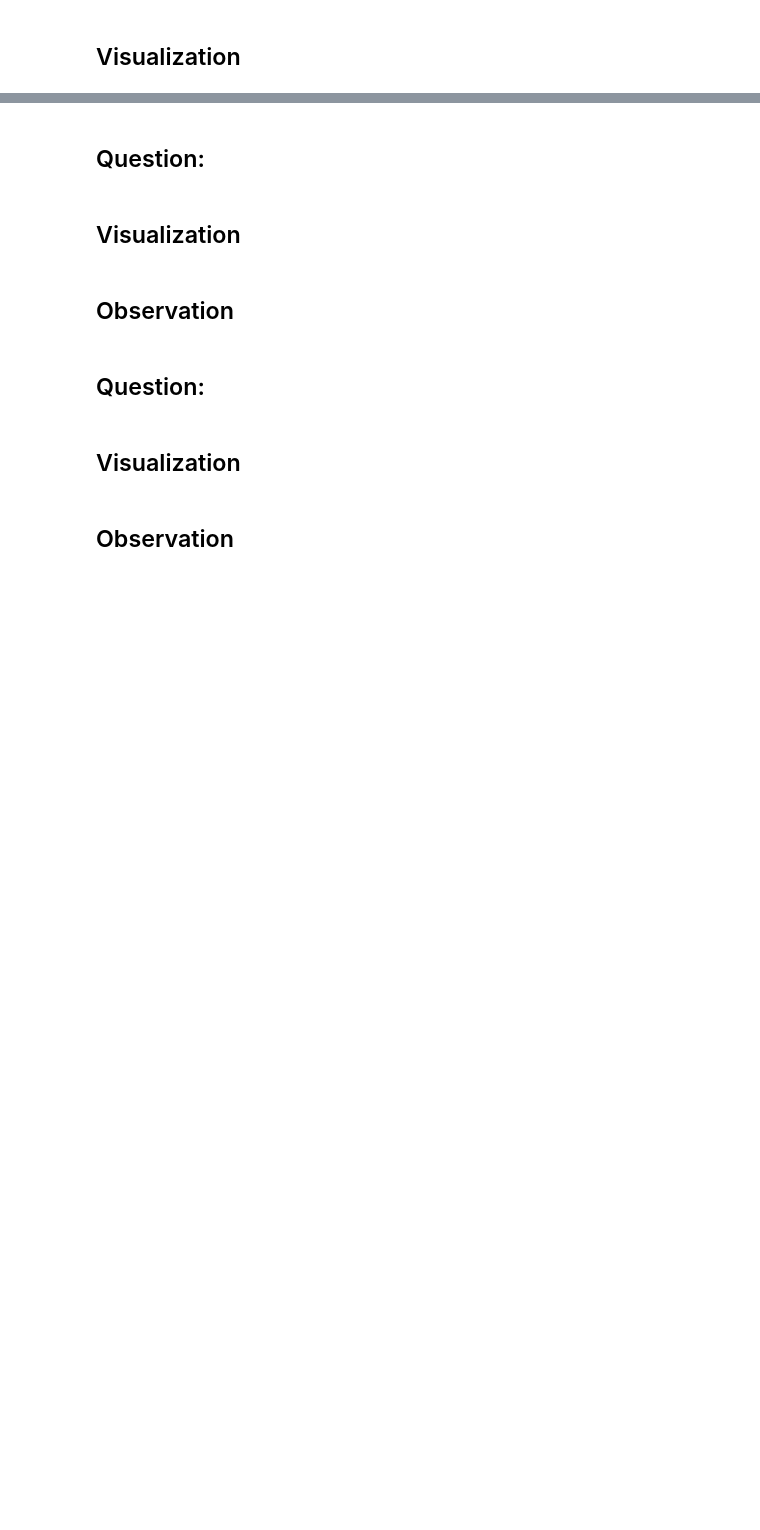
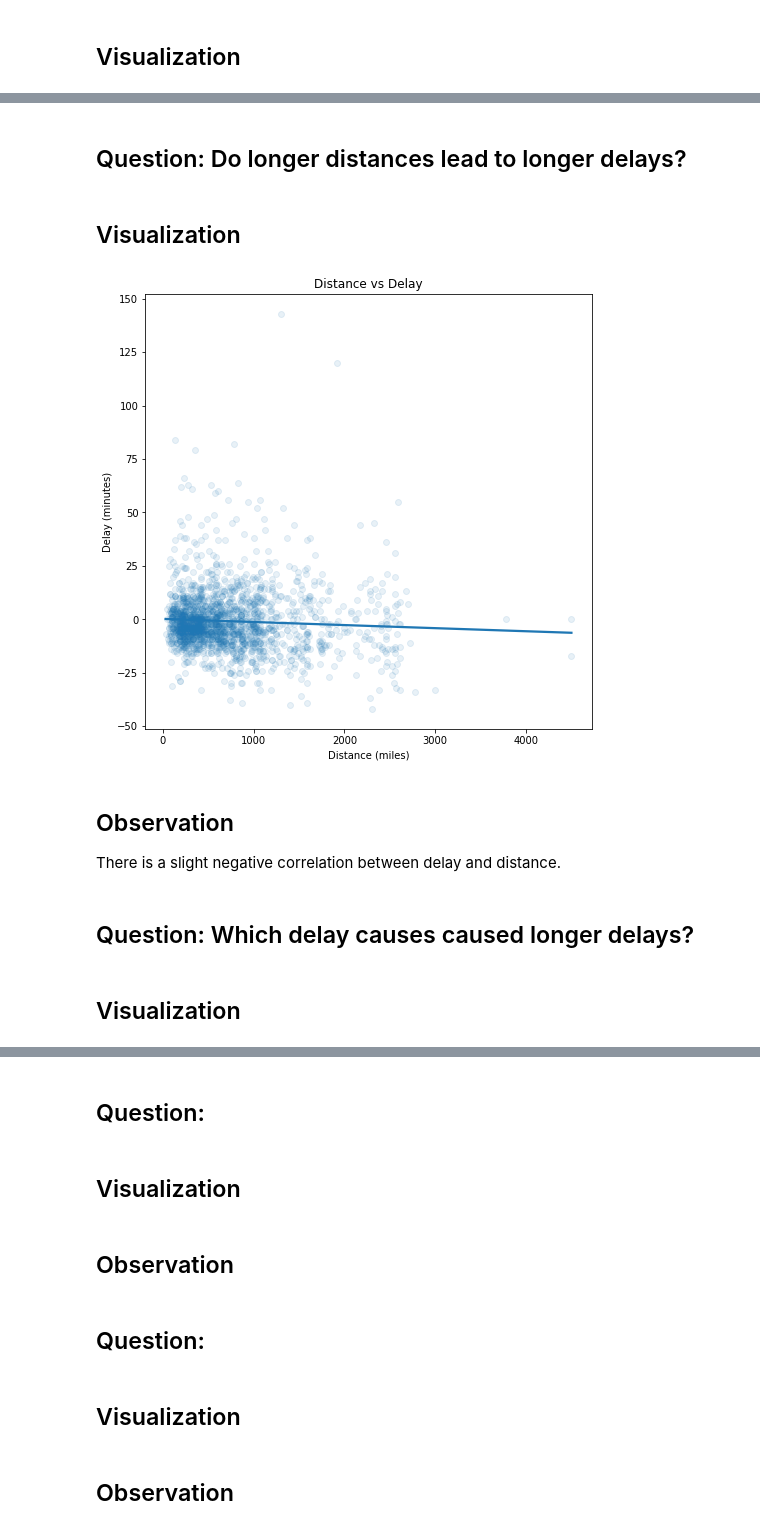
Before and after one commit to ssarrayya/alx-udacity_data-visualization, a Jupyter notebook: Part_I_exploration_template.ipynb, the cells around one changed output, grey strips where cells are left out. Saved outputs shown, nothing was run; the diff lists cells and outputs as text; code cells hidden in the pictures; blank space fills up the shorter version.

```diff
--- a/Part_I_exploration_template.ipynb
+++ b/Part_I_exploration_template.ipynb
@@ -510,0 +510,24 @@ holiday_df.info()
+# %% [markdown]
+## Question: Do longer distances lead to longer delays?
+# %% [markdown]
+## Visualization
+# %%
+# plotting the data
+plt.figure(figsize=[8,8])
+sample = np.random.choice(flight_dets.shape[0], 2000, replace=False)
+flight_samp = flight_dets.loc[sample, :]
+sb.regplot(flight_samp['Distance'], flight_samp['delay_time'], x_jitter=0.3, scatter_kws={'alpha':1/10}, ci=None);
+plt.title('Distance vs Delay')
+plt.xlabel('Distance (miles)')
+plt.ylabel("Delay (minutes)");
+plt.show()
+# %% [output]
+[figure, added]
+# %% [markdown]
+## Observation
+
+There is a slight negative correlation between delay and distance.
+# %% [markdown]
+## Question: Which delay causes caused longer delays?
+# %% [markdown]
+## Visualization
```
Also changed, not shown: parts of 28 cells of this notebook.
